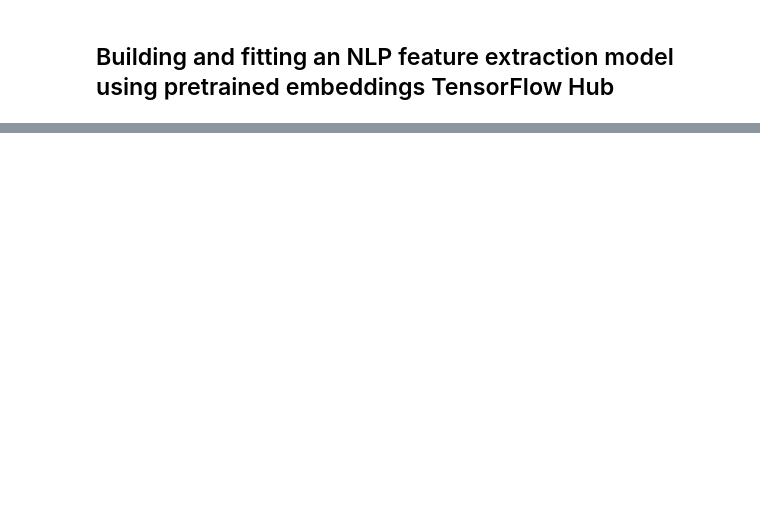
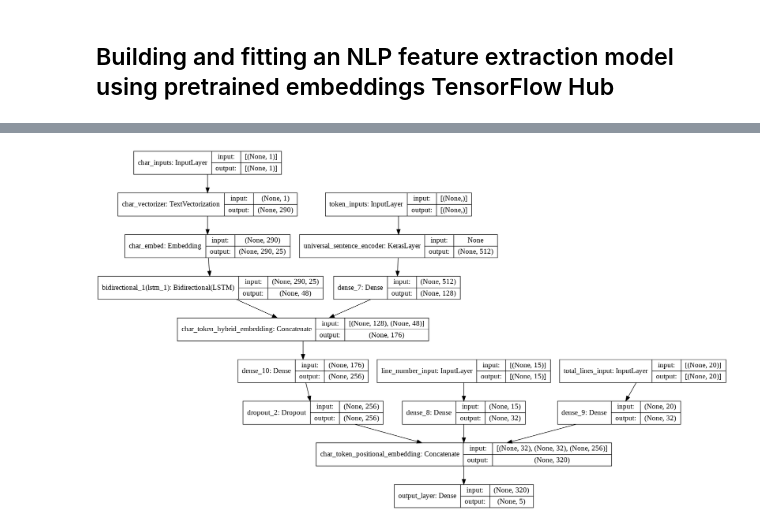
Before and after one commit to vijayraikar1999/Tensorflow-Developer-Certification, a Jupyter notebook: 09_skimlit_nlp_milestone_project_2.ipynb, the cells around one changed output, grey strips where cells are left out. Drawn from its saved outputs; the diff is of its cells as text; code cells hidden in the pictures; blank space fills up the shorter version.

```diff
--- a/09_skimlit_nlp_milestone_project_2.ipynb
+++ b/09_skimlit_nlp_milestone_project_2.ipynb
@@ -713,0 +878,7 @@ model_2 = tf.keras.Model(inputs=inputs,
+# %%
+# Create char-level token vectorizer instance
+NUM_CHAR_TOKENS = len(alphabet) + 2
+char_vectorizer = TextVectorization(max_tokens=NUM_CHAR_TOKENS,
+                                    output_sequence_length=output_seq_char_len,
+                                    standardize='lower_and_strip_punctuation', # set it to None if you want to leave punctuation in
+                                    name='char_vectorizer')
@@ -713,0 +1419,6 @@ model_2 = tf.keras.Model(inputs=inputs,
+# %%
+# Plot model_5 to explore to visually...
+from tensorflow.keras.utils import plot_model
+plot_model(model_5, show_shapes=True)
+# %% [output]
+[figure, added]
```
Also changed, not shown: parts of 96 cells of this notebook.
